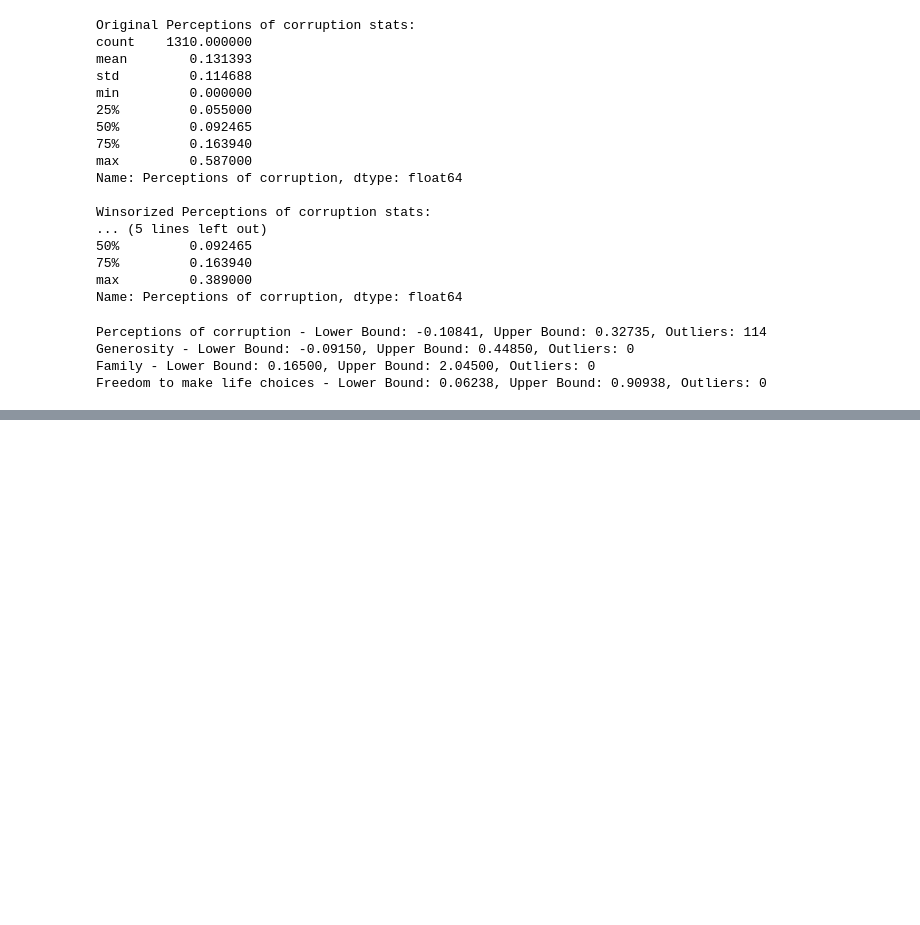
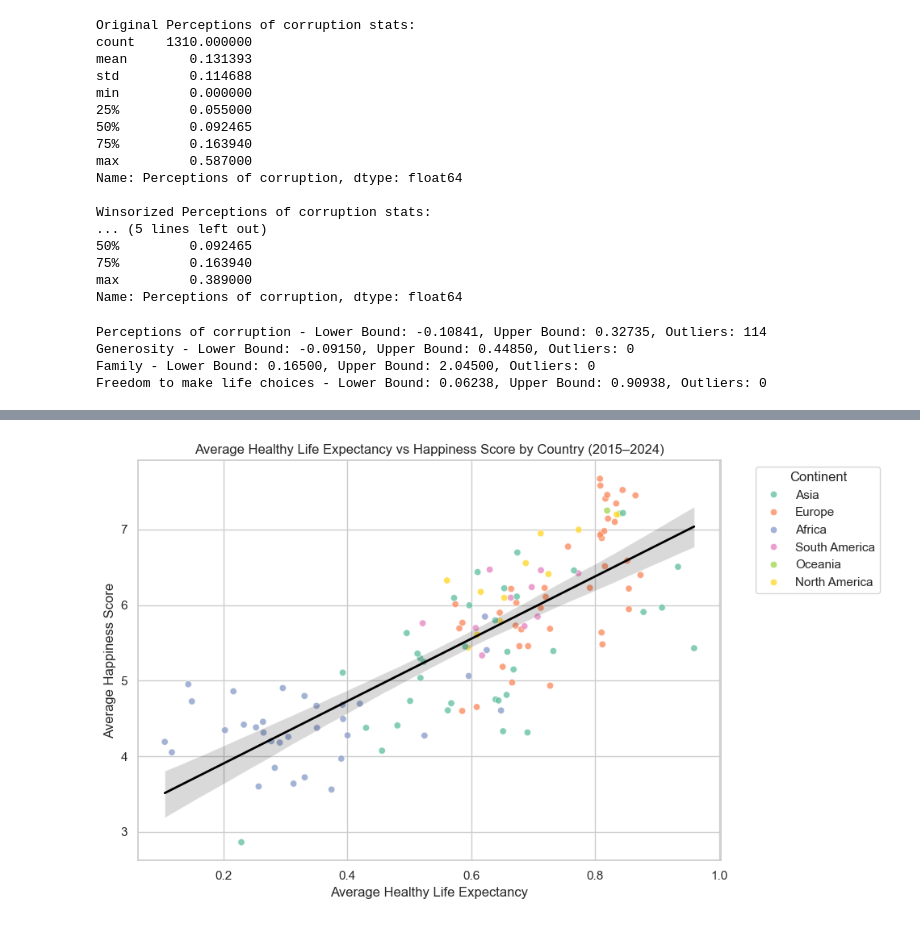
Before and after one commit to angeljayakumar/world-happiness-analytics, a Jupyter notebook: jupyter_notebooks/02_descriptive_analysis.ipynb, the cells around one changed output, grey strips where cells are left out. Cells and saved outputs as stored; diff of their text form; code cells hidden in the pictures; blank space fills up the shorter version.

Commit message:
Add scatter plot showing average health vs happiness by country with continent colors and trendline.

```diff
--- a/jupyter_notebooks/02_descriptive_analysis.ipynb
+++ b/jupyter_notebooks/02_descriptive_analysis.ipynb
@@ -562,0 +558,8 @@ df_winsorized.to_csv('winsorized_df_all.csv', index=False)
+# %%
+import pandas as pd
+
+# Load the dataset
+df = pd.read_csv('../data/cleaned/winsorized_df_all.csv')
+
+# Preview the first few rows
+df.head()
@@ -562,0 +573,34 @@ df_winsorized.to_csv('winsorized_df_all.csv', index=False)
+# %%
+import matplotlib.pyplot as plt
+import seaborn as sns
+
+# Calculate average values per country
+df_avg = df.groupby(['Country', 'Continent'], as_index=False)[
+    ['Healthy life expectancy', 'Happiness Score']].mean()
+
+# Plot scatter plot with regression line
+plt.figure(figsize=(10, 6))
+sns.set(style="whitegrid")
+
+sns.scatterplot(data=df_avg,
+                x='Healthy life expectancy',
+                y='Happiness Score',
+                hue='Continent',
+                palette='Set2',
+                alpha=0.8)
+
+sns.regplot(data=df_avg,
+            x='Healthy life expectancy',
+            y='Happiness Score',
+            scatter=False,
+            color='black',
+            line_kws={"linewidth": 2})
+
+plt.title('Average Healthy Life Expectancy vs Happiness Score by Country (2015–2024)')
+plt.xlabel('Average Healthy Life Expectancy')
+plt.ylabel('Average Happiness Score')
+plt.legend(title='Continent', bbox_to_anchor=(1.05, 1), loc='upper left')
+plt.tight_layout()
+plt.show()
+# %% [output]
+[figure, added]
```
Also changed, not shown: parts of 5 cells of this notebook.
